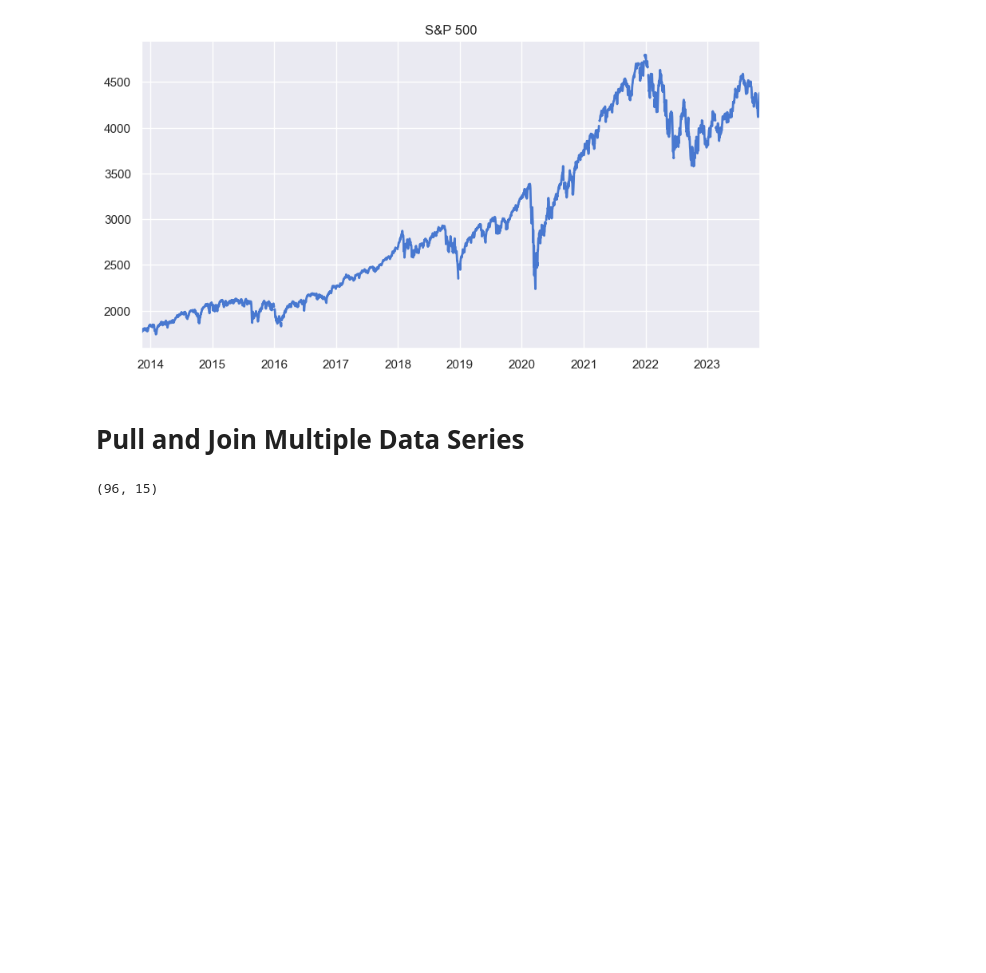
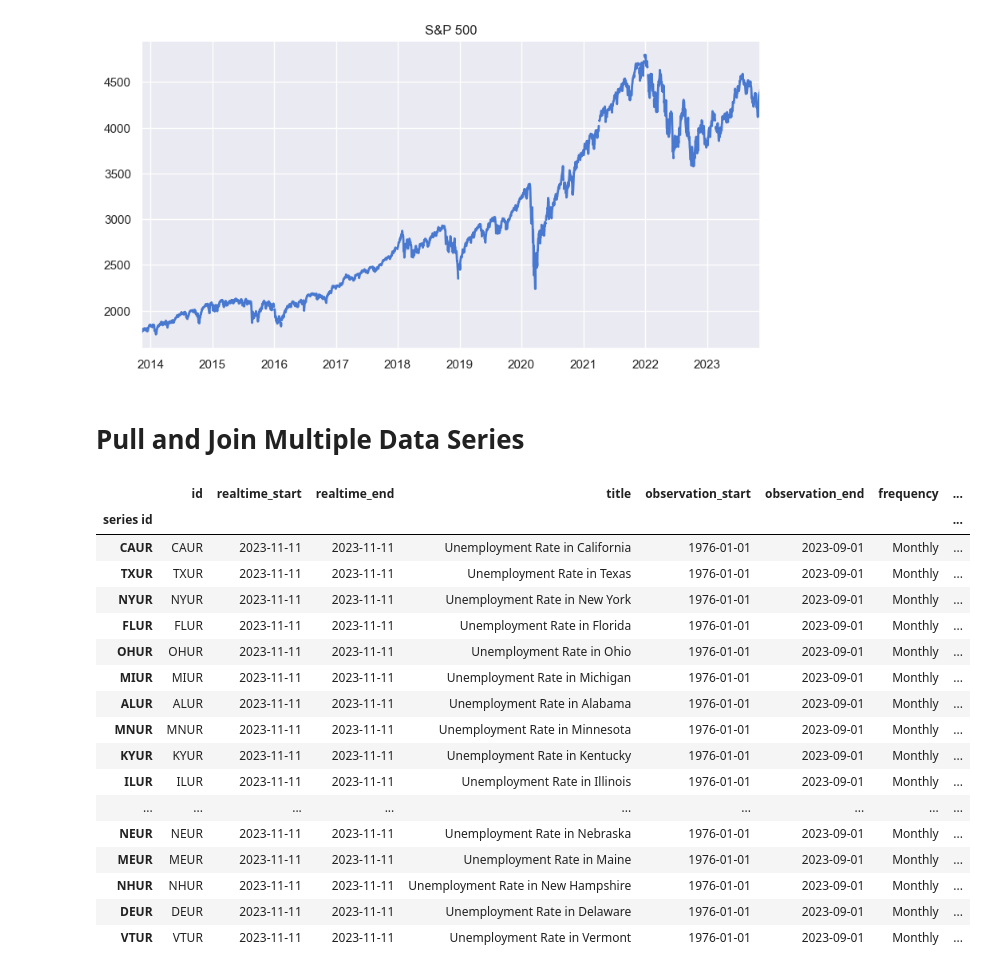
Before and after one commit to 0Ellias0/Fred_Financial_Statistics-, a Jupyter notebook: main.ipynb, the cells around one changed output. Cells and saved outputs as stored; diff of their text form; code cells hidden in the pictures; blank space fills up the shorter version.

```diff
--- a/main.ipynb
+++ b/main.ipynb
@@ -44,11 +44,32 @@ sp500.plot(figsize=(10,5), title='S&P 500', lw=2)
 #it's not just by state (Hebert fix)
 
 
-uemp_df = fred.search('unemployment rate state', filter=('frequency', 'Monthly'))
-uemp_df = uemp_df.query('seasonal_adjustment == "Seasonally Adjusted" and units == "Percent"')
-uemp_df.loc[uemp_df['title'].str.contains('Unemployment Rate')].shape
+uemp_df = fred.search('unemployment rate state', filter=('frequency', 'Monthly'))     # search for umemployment rate times series in Fred that has a monthly frequency
+uemp_df = uemp_df.query('seasonal_adjustment == "Seasonally Adjusted" and units == "Percent"')  # Query Seasonally Adjusted and Percent as units
+uemp_df = uemp_df.loc[uemp_df['title'].str.contains('Unemployment Rate')]  # filter titles to those containing the phrase 'Unemployment Rate'
+uemp_df = uemp_df.loc[uemp_df['id'].str.len() == 4]   # filter Series id to those with 4 words only (lenght of the string)
-# %% [output]
-(96, 15)
+# %%
+# dataframe with time series for all the US States + Puerto rico
+uemp_df
+# %% [output]
+|  | id | realtime_start | realtime_end | title | observation_start | observation_end | frequency | ... |
+| series id |  |  |  |  |  |  |  | ... |
+| CAUR | CAUR | 2023-11-11 | 2023-11-11 | Unemployment Rate in California | 1976-01-01 | 2023-09-01 | Monthly | ... |
+| TXUR | TXUR | 2023-11-11 | 2023-11-11 | Unemployment Rate in Texas | 1976-01-01 | 2023-09-01 | Monthly | ... |
+| NYUR | NYUR | 2023-11-11 | 2023-11-11 | Unemployment Rate in New York | 1976-01-01 | 2023-09-01 | Monthly | ... |
+| FLUR | FLUR | 2023-11-11 | 2023-11-11 | Unemployment Rate in Florida | 1976-01-01 | 2023-09-01 | Monthly | ... |
+| OHUR | OHUR | 2023-11-11 | 2023-11-11 | Unemployment Rate in Ohio | 1976-01-01 | 2023-09-01 | Monthly | ... |
+| MIUR | MIUR | 2023-11-11 | 2023-11-11 | Unemployment Rate in Michigan | 1976-01-01 | 2023-09-01 | Monthly | ... |
+| ALUR | ALUR | 2023-11-11 | 2023-11-11 | Unemployment Rate in Alabama | 1976-01-01 | 2023-09-01 | Monthly | ... |
+| MNUR | MNUR | 2023-11-11 | 2023-11-11 | Unemployment Rate in Minnesota | 1976-01-01 | 2023-09-01 | Monthly | ... |
+| KYUR | KYUR | 2023-11-11 | 2023-11-11 | Unemployment Rate in Kentucky | 1976-01-01 | 2023-09-01 | Monthly | ... |
+| ILUR | ILUR | 2023-11-11 | 2023-11-11 | Unemployment Rate in Illinois | 1976-01-01 | 2023-09-01 | Monthly | ... |
+| ... | ... | ... | ... | ... | ... | ... | ... | ... |
+| NEUR | NEUR | 2023-11-11 | 2023-11-11 | Unemployment Rate in Nebraska | 1976-01-01 | 2023-09-01 | Monthly | ... |
+| MEUR | MEUR | 2023-11-11 | 2023-11-11 | Unemployment Rate in Maine | 1976-01-01 | 2023-09-01 | Monthly | ... |
+| NHUR | NHUR | 2023-11-11 | 2023-11-11 | Unemployment Rate in New Hampshire | 1976-01-01 | 2023-09-01 | Monthly | ... |
+| DEUR | DEUR | 2023-11-11 | 2023-11-11 | Unemployment Rate in Delaware | 1976-01-01 | 2023-09-01 | Monthly | ... |
+| VTUR | VTUR | 2023-11-11 | 2023-11-11 | Unemployment Rate in Vermont | 1976-01-01 | 2023-09-01 | Monthly | ... |
 # %%
 all_results = []
 
```
Also changed, not shown: parts of 2 cells of this notebook.
